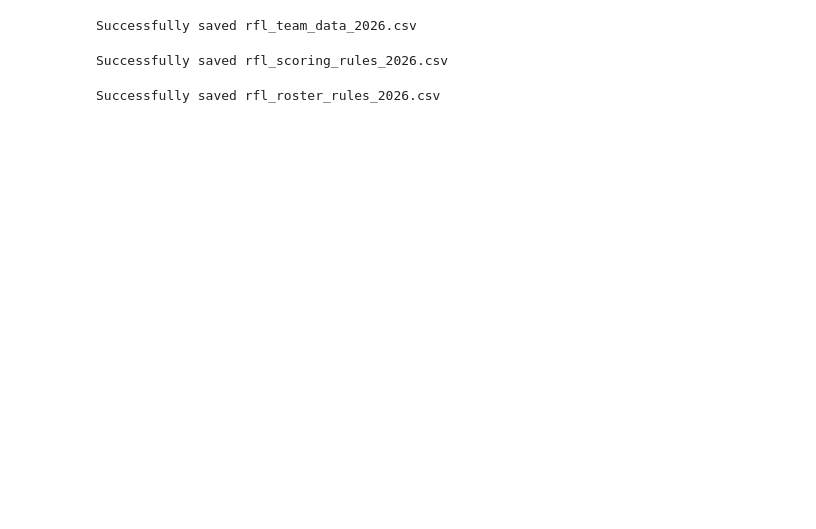
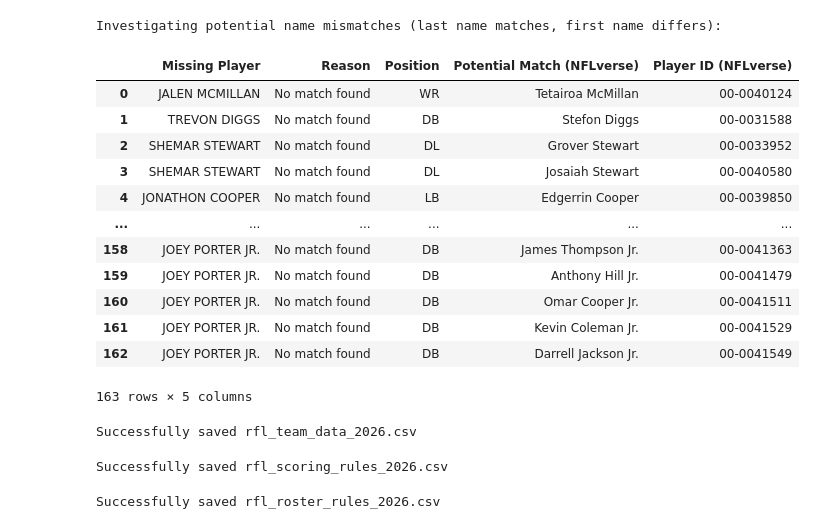
Before and after one commit to Mhopkinsinc/rfl, a Jupyter notebook: rfl.ipynb, the cells around one changed output. Saved outputs shown, nothing was run; the diff lists cells and outputs as text; code cells hidden in the pictures; blank space fills up the shorter version.

```diff
--- a/rfl.ipynb
+++ b/rfl.ipynb
@@ -2627,3 +2640,73 @@ display(pd.DataFrame(not_found_players))
+# %%
+#@title Possible Missed Name Matches
+import pandas as pd
+
+# Assuming not_found_players and player_stats_df are already defined and available
+# from previous cells.
+
+# Function to extract last name from a player_name string
+def get_last_name(name):
+    if isinstance(name, str):
+        parts = name.split()
+        if len(parts) > 0:
+            return parts[-1]
+    return ''
+
+print("Investigating potential name mismatches (last name matches, first name differs):")
+
+# Create a DataFrame for player_stats_df with an uppercase last name for easier comparison
+player_stats_df['last_name_upper'] = player_stats_df['player_display_name'].apply(get_last_name).str.upper()
+
+# List to store potential matches
+potential_matches = []
+
+for index, missing_player_row in pd.DataFrame(not_found_players).iterrows():
+    missing_player_name = missing_player_row['Player Name']
+    missing_last_name_upper = get_last_name(missing_player_name).upper()
+
+    if missing_last_name_upper:
+        # Find players in player_stats_df with the same last name but different full name
+        possible_matches = player_stats_df[
+            (player_stats_df['last_name_upper'] == missing_last_name_upper)
+        ].copy()
+
+        # Exclude exact matches (though theoretically they shouldn't be in not_found_players)
+        possible_matches = possible_matches[
+            possible_matches['player_display_name'].str.upper() != missing_player_name.upper()
+        ]
+
+        if not possible_matches.empty:
+            for _, match_row in possible_matches.iterrows():
+                potential_matches.append({
+                    'Missing Player': missing_player_name,
+                    'Reason': missing_player_row['Reason'],
+                    'Position': missing_player_row['Position'],
+                    'Potential Match (NFLverse)': match_row['player_display_name'],
+                    'Player ID (NFLverse)': match_row['player_id']
+                })
+
+if potential_matches:
+    display(pd.DataFrame(potential_matches))
+else:
+    print("No obvious last name matches found for the missing players with different first names.")
+
+# Clean up the temporary column
+player_stats_df.drop(columns=['last_name_upper'], inplace=True, errors='ignore')
+# %% [output]
+Investigating potential name mismatches (last name matches, first name differs):
+|  | Missing Player | Reason | Position | Potential Match (NFLverse) | Player ID (NFLverse) |
+| 0 | JALEN MCMILLAN | No match found | WR | Tetairoa McMillan | 00-0040124 |
+| 1 | TREVON DIGGS | No match found | DB | Stefon Diggs | 00-0031588 |
+| 2 | SHEMAR STEWART | No match found | DL | Grover Stewart | 00-0033952 |
+| 3 | SHEMAR STEWART | No match found | DL | Josaiah Stewart | 00-0040580 |
+| 4 | JONATHON COOPER | No match found | LB | Edgerrin Cooper | 00-0039850 |
+| ... | ... | ... | ... | ... | ... |
+| 158 | JOEY PORTER JR. | No match found | DB | James Thompson Jr. | 00-0041363 |
+| 159 | JOEY PORTER JR. | No match found | DB | Anthony Hill Jr. | 00-0041479 |
+| 160 | JOEY PORTER JR. | No match found | DB | Omar Cooper Jr. | 00-0041511 |
+| 161 | JOEY PORTER JR. | No match found | DB | Kevin Coleman Jr. | 00-0041529 |
+| 162 | JOEY PORTER JR. | No match found | DB | Darrell Jackson Jr. | 00-0041549 |
+163 rows × 5 columns
 # %%
 #@title Create rfl_team_data.csv
 
```
Also changed, not shown: parts of 8 cells of this notebook.
